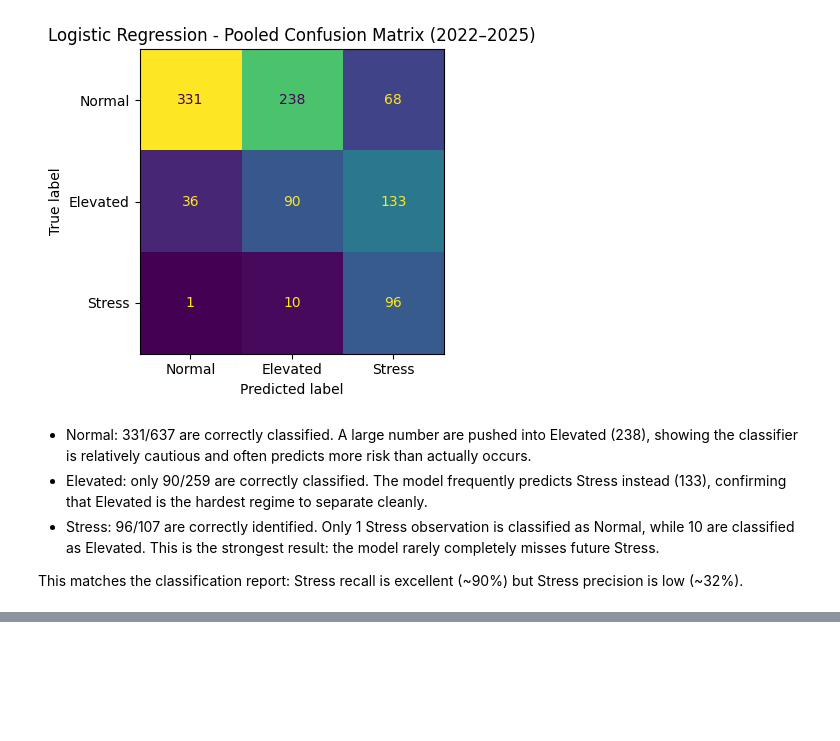
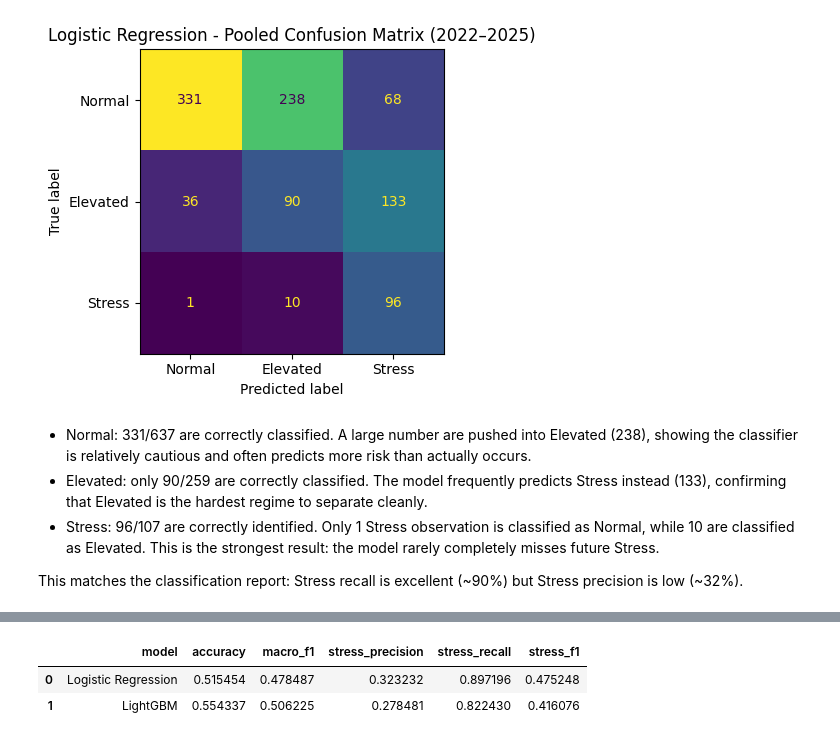
Before and after one commit to Lucie0124/Financial-Volatility-Forecasting, a Jupyter notebook: notebooks/05_regime_clssification.ipynb, the cells around one changed output, grey strips where cells are left out. Drawn from its saved outputs; the diff is of its cells as text; code cells hidden in the pictures; blank space fills up the shorter version.

```diff
--- a/notebooks/05_regime_clssification.ipynb
+++ b/notebooks/05_regime_clssification.ipynb
@@ -702,0 +865,53 @@ This matches the classification report: Stress recall is excellent (~90%) but St
+# %%
+pooled_results = []
+
+for model_name, predictions in {
+    "Logistic Regression": logistic_predictions,
+    "LightGBM": lightgbm_predictions,
+}.items():
+
+    pooled_results.append(
+        {
+            "model": model_name,
+            "accuracy": accuracy_score(
+                predictions["actual_regime"],
+                predictions["predicted_regime"],
+            ),
+            "macro_f1": f1_score(
+                predictions["actual_regime"],
+                predictions["predicted_regime"],
+                labels=CLASS_LABELS,
+                average="macro",
+                zero_division=0,
+            ),
+            "stress_precision": precision_score(
+                predictions["actual_regime"],
+                predictions["predicted_regime"],
+                labels=["Stress"],
+                average=None,
+                zero_division=0,
+            )[0],
+            "stress_recall": recall_score(
+                predictions["actual_regime"],
+                predictions["predicted_regime"],
+                labels=["Stress"],
+                average=None,
+                zero_division=0,
+            )[0],
+            "stress_f1": f1_score(
+                predictions["actual_regime"],
+                predictions["predicted_regime"],
+                labels=["Stress"],
+                average=None,
+                zero_division=0,
+            )[0],
+        }
+    )
+
+pooled_results_df = pd.DataFrame(pooled_results)
+
+pooled_results_df
+# %% [output]
+|  | model | accuracy | macro_f1 | stress_precision | stress_recall | stress_f1 |
+| 0 | Logistic Regression | 0.515454 | 0.478487 | 0.323232 | 0.897196 | 0.475248 |
+| 1 | LightGBM | 0.554337 | 0.506225 | 0.278481 | 0.822430 | 0.416076 |
```
Also changed, not shown: parts of 23 cells of this notebook.
